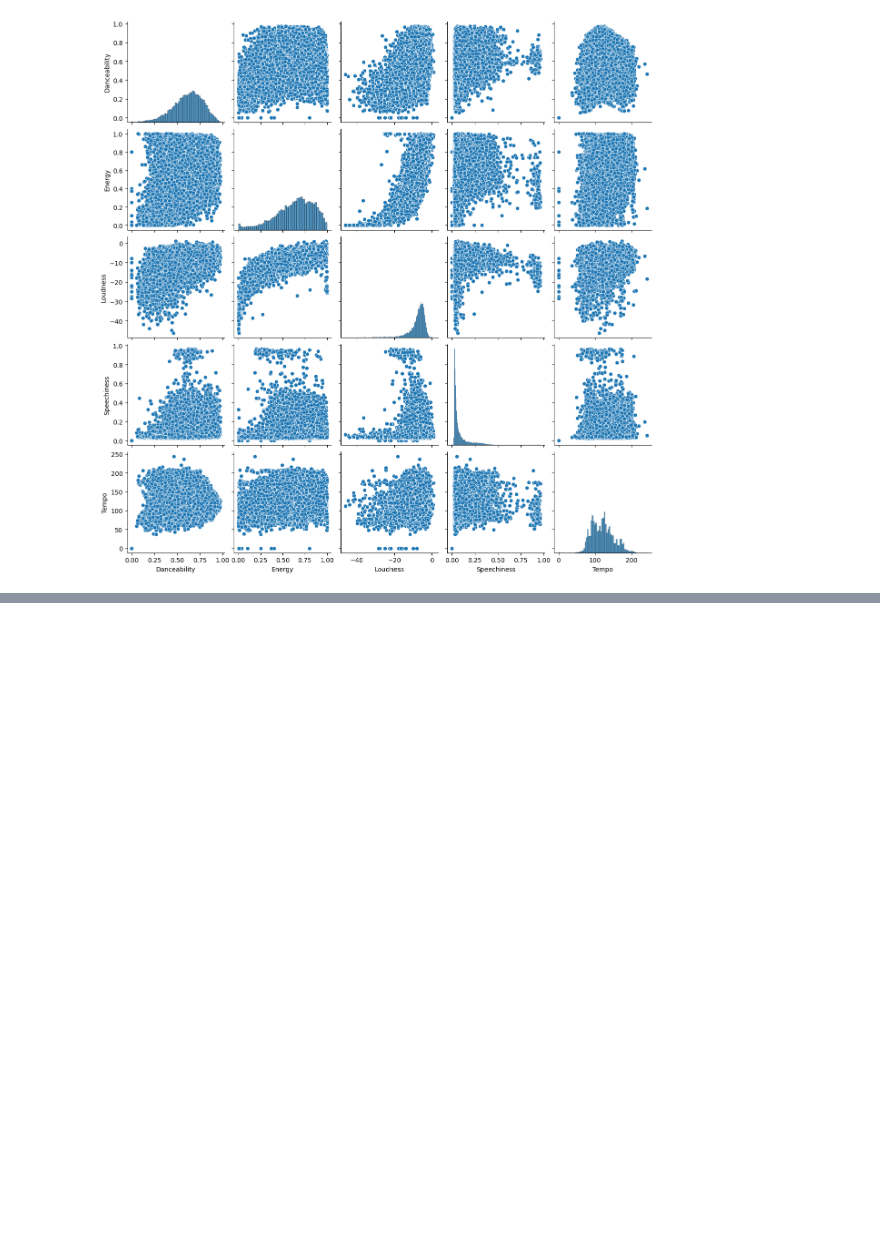
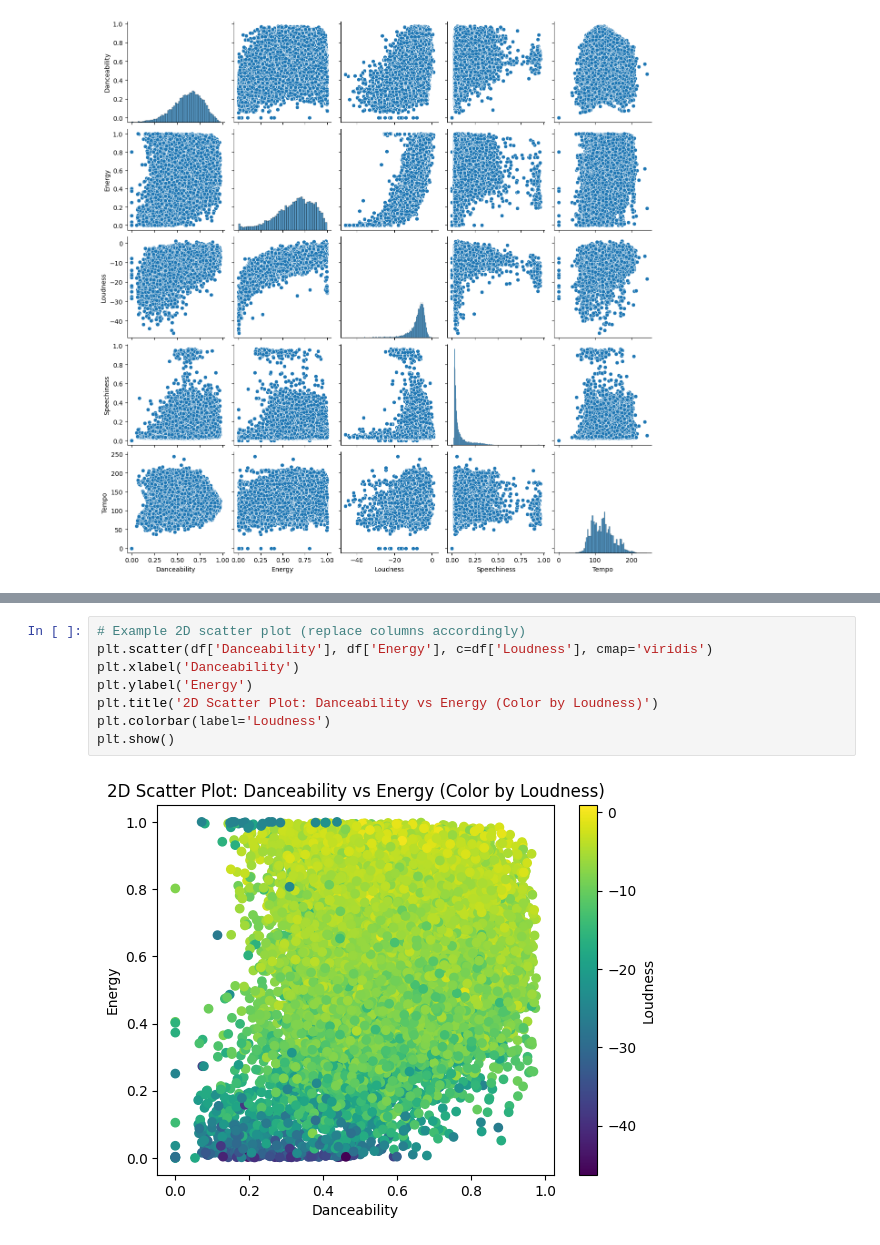
Before and after one commit to elondemi/DataVizualisation-Spotify-and-Youtube, a Jupyter notebook: src/detection.ipynb, the cells around one changed output, grey strips where cells are left out. Cells and saved outputs as stored; diff of their text form; blank space fills up the shorter version.

```diff
--- a/src/detection.ipynb
+++ b/src/detection.ipynb
@@ -62,0 +83,10 @@ plt.show()
+# %%
+# Example 2D scatter plot (replace columns accordingly)
+plt.scatter(df['Danceability'], df['Energy'], c=df['Loudness'], cmap='viridis')
+plt.xlabel('Danceability')
+plt.ylabel('Energy')
+plt.title('2D Scatter Plot: Danceability vs Energy (Color by Loudness)')
+plt.colorbar(label='Loudness')
+plt.show()
+# %% [output]
+[figure, added]
```
Also changed, not shown: parts of 3 cells of this notebook.
